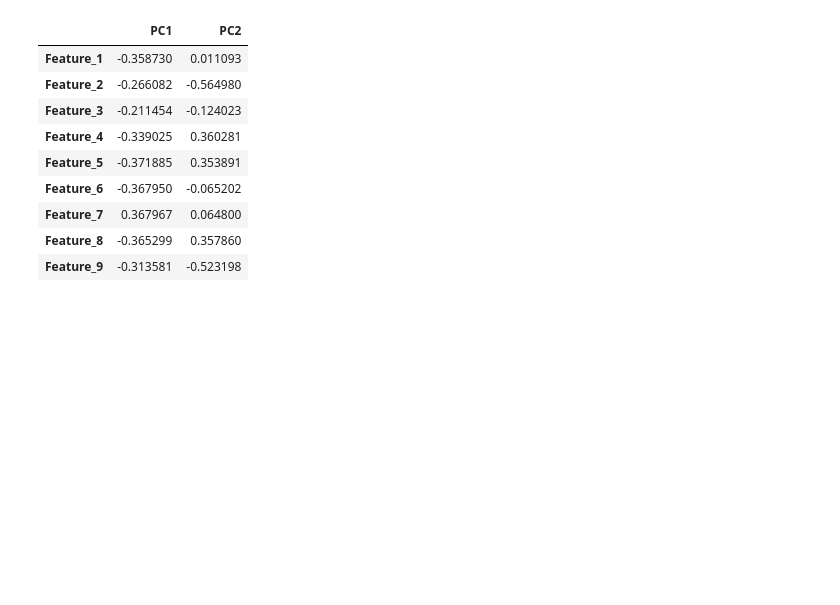
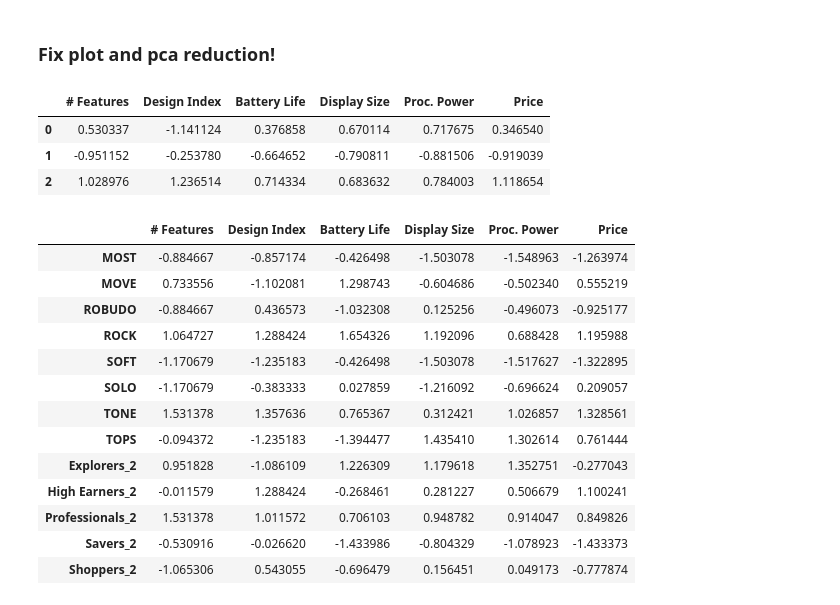
Before and after one commit to FedericoCortesi/Markstrat, a Jupyter notebook: clustering.ipynb, the cells around one changed output. Saved outputs shown, nothing was run; the diff lists cells and outputs as text; code cells hidden in the pictures; blank space fills up the shorter version.

```diff
--- a/clustering.ipynb
+++ b/clustering.ipynb
@@ -20,13 +24,27 @@ hc.plot_dendrogram()
-# %%
-hc.get_cluster_centroids()[2]
-# %% [output]
-|  | PC1 | PC2 |
-| Feature_1 | -0.358730 | 0.011093 |
-| Feature_2 | -0.266082 | -0.564980 |
-| Feature_3 | -0.211454 | -0.124023 |
-| Feature_4 | -0.339025 | 0.360281 |
-| Feature_5 | -0.371885 | 0.353891 |
-| Feature_6 | -0.367950 | -0.065202 |
-| Feature_7 | 0.367967 | 0.064800 |
-| Feature_8 | -0.365299 | 0.357860 |
-| Feature_9 | -0.313581 | -0.523198 |
+# %% [markdown]
+### Fix plot and pca reduction!
+# %%
+centroids = hc.get_cluster_centroids()[0]
+centroids
+# %% [output]
+|  | # Features | Design Index | Battery Life | Display Size | Proc. Power | Price |
+| 0 | 0.530337 | -1.141124 | 0.376858 | 0.670114 | 0.717675 | 0.346540 |
+| 1 | -0.951152 | -0.253780 | -0.664652 | -0.790811 | -0.881506 | -0.919039 |
+| 2 | 1.028976 | 1.236514 | 0.714334 | 0.683632 | 0.784003 | 1.118654 |
+# %%
+hc.data_scaled
+# %% [output]
+|  | # Features | Design Index | Battery Life | Display Size | Proc. Power | Price |
+| MOST | -0.884667 | -0.857174 | -0.426498 | -1.503078 | -1.548963 | -1.263974 |
+| MOVE | 0.733556 | -1.102081 | 1.298743 | -0.604686 | -0.502340 | 0.555219 |
+| ROBUDO | -0.884667 | 0.436573 | -1.032308 | 0.125256 | -0.496073 | -0.925177 |
+| ROCK | 1.064727 | 1.288424 | 1.654326 | 1.192096 | 0.688428 | 1.195988 |
+| SOFT | -1.170679 | -1.235183 | -0.426498 | -1.503078 | -1.517627 | -1.322895 |
+| SOLO | -1.170679 | -0.383333 | 0.027859 | -1.216092 | -0.696624 | 0.209057 |
+| TONE | 1.531378 | 1.357636 | 0.765367 | 0.312421 | 1.026857 | 1.328561 |
+| TOPS | -0.094372 | -1.235183 | -1.394477 | 1.435410 | 1.302614 | 0.761444 |
+| Explorers_2 | 0.951828 | -1.086109 | 1.226309 | 1.179618 | 1.352751 | -0.277043 |
+| High Earners_2 | -0.011579 | 1.288424 | -0.268461 | 0.281227 | 0.506679 | 1.100241 |
+| Professionals_2 | 1.531378 | 1.011572 | 0.706103 | 0.948782 | 0.914047 | 0.849826 |
+| Savers_2 | -0.530916 | -0.026620 | -1.433986 | -0.804329 | -1.078923 | -1.433373 |
+| Shoppers_2 | -1.065306 | 0.543055 | -0.696479 | 0.156451 | 0.049173 | -0.777874 |
```
Also changed, not shown: parts of 4 cells of this notebook, 4 other files.
